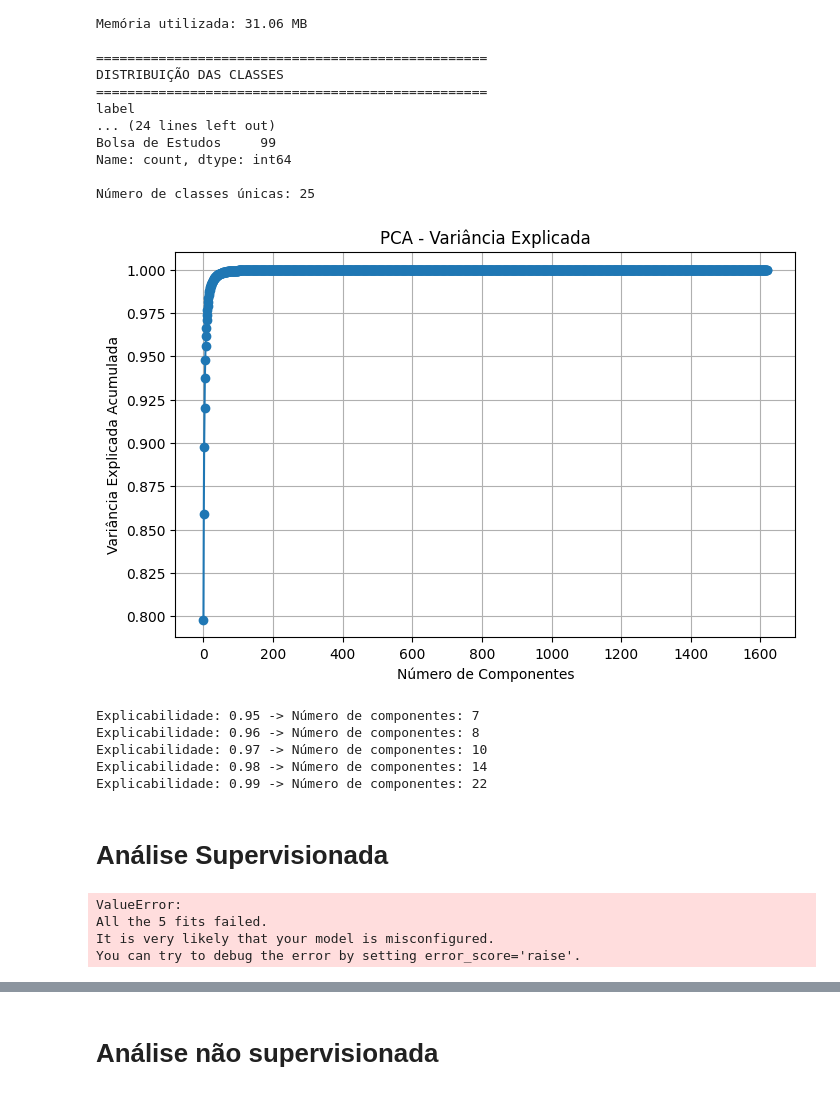
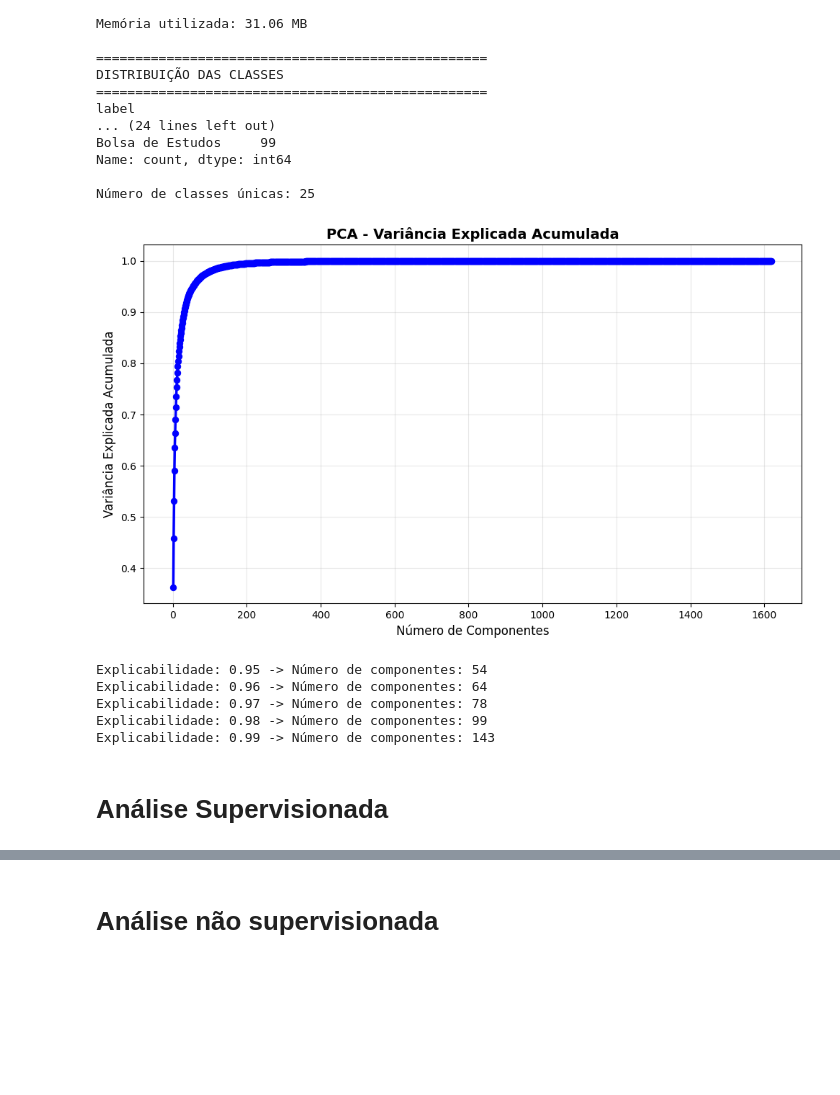
Before and after one commit to YanFeitosa/libras, a Jupyter notebook: prova_02.ipynb, the cells around one changed output, grey strips where cells are left out. Drawn from its saved outputs; the diff is of its cells as text; code cells hidden in the pictures; blank space fills up the shorter version.

```diff
--- a/prova_02.ipynb
+++ b/prova_02.ipynb
@@ -354,29 +381,36 @@ Número de classes únicas: 25
 # %%
 """
     Tendo em vista a quantidade de features, vamos aplicar PCA para reduzir a dimensionalidade.
 """
 # Separação de X e y
 X = df.drop(columns=['label'])
 y = df['label']
 
+X_scaled = StandardScaler().fit_transform(X)
 
-# Vamos utilizar PCA para reduzir a dimencionalidade
-pca = PCA()
-X_pca = pca.fit_transform(X)
+test_pca = PCA(random_state=random_state)
+X_pca = test_pca.fit_transform(X_scaled)
 
 # Calcula a variância explicada acumulada pelos componentes principais
-explained_variance = pca.explained_variance_ratio_.cumsum()
+explained_variance = test_pca.explained_variance_ratio_.cumsum()
 
-# Plota a variância explicada acumulada em função do número de componentes
-plt.figure(figsize=(8,5))
-plt.plot(explained_variance, marker='o')
-plt.xlabel("Número de Componentes")
-plt.ylabel("Variância Explicada Acumulada")
-plt.title("PCA - Variância Explicada")
-plt.grid(True)
+pca_df = pd.DataFrame({
+    'Componente': range(1, len(explained_variance) + 1),
+    'Variância_Explicada': explained_variance
+})
+
+# Plot
+plt.figure(figsize=(10, 6))
+sns.lineplot(data=pca_df, x='Componente', y='Variância_Explicada',
+             marker='o', linewidth=2.5, markersize=6, color='blue', markeredgecolor='blue')
+plt.xlabel("Número de Componentes", fontsize=12)
+plt.ylabel("Variância Explicada Acumulada", fontsize=12)
+plt.title("PCA - Variância Explicada Acumulada", fontsize=14, fontweight='bold')
+plt.grid(True, alpha=0.3)
+plt.tight_layout()
 plt.show()
 # %% [output]
-[figure, old version]
+[figure, new version]
 # %%
 """
     Pode-se observar que conseguimos uma explicabilidade proxima de 100% com menos de 200 componentes.
@@ -384,12 +418,12 @@ plt.show()
 
 for exp_var in np.arange(0.95, 0.991, 0.01):
     pca_tmp = PCA(n_components=exp_var, random_state=random_state)
-    pca_tmp.fit(X)
+    pca_tmp.fit(X_scaled)
     print(f'Explicabilidade: {exp_var:.2f} -> Número de componentes: {pca_tmp.n_components_}')
 # %% [output]
-Explicabilidade: 0.95 -> Número de componentes: 7
-Explicabilidade: 0.96 -> Número de componentes: 8
-Explicabilidade: 0.97 -> Número de componentes: 10
-Explicabilidade: 0.98 -> Número de componentes: 14
-Explicabilidade: 0.99 -> Número de componentes: 22
+Explicabilidade: 0.95 -> Número de componentes: 54
+Explicabilidade: 0.96 -> Número de componentes: 64
+Explicabilidade: 0.97 -> Número de componentes: 78
+Explicabilidade: 0.98 -> Número de componentes: 99
+Explicabilidade: 0.99 -> Número de componentes: 143
 # %%
@@ -455,10 +434,0 @@ MLP_pipeline = Pipeline([
-# %%
-#Random Forest
-grid_search_rf = GridSearchCV(RF_pipeline, param_grid_rf, cv=inner_cv, scoring=scoring, n_jobs=-1, error_score='raise')
-nested_scores_rf = cross_val_score(grid_search_rf, X, y, cv=outer_cv, n_jobs=-1)
-print(f'Random Forest - F1 Score (macro) médio: {nested_scores_rf.mean():.4f} ± {nested_scores_rf.std():.4f}')
-# %% [output]
-ValueError:
-All the 5 fits failed.
-It is very likely that your model is misconfigured.
-You can try to debug the error by setting error_score='raise'.
```
Also changed, not shown: parts of 25 cells of this notebook.
